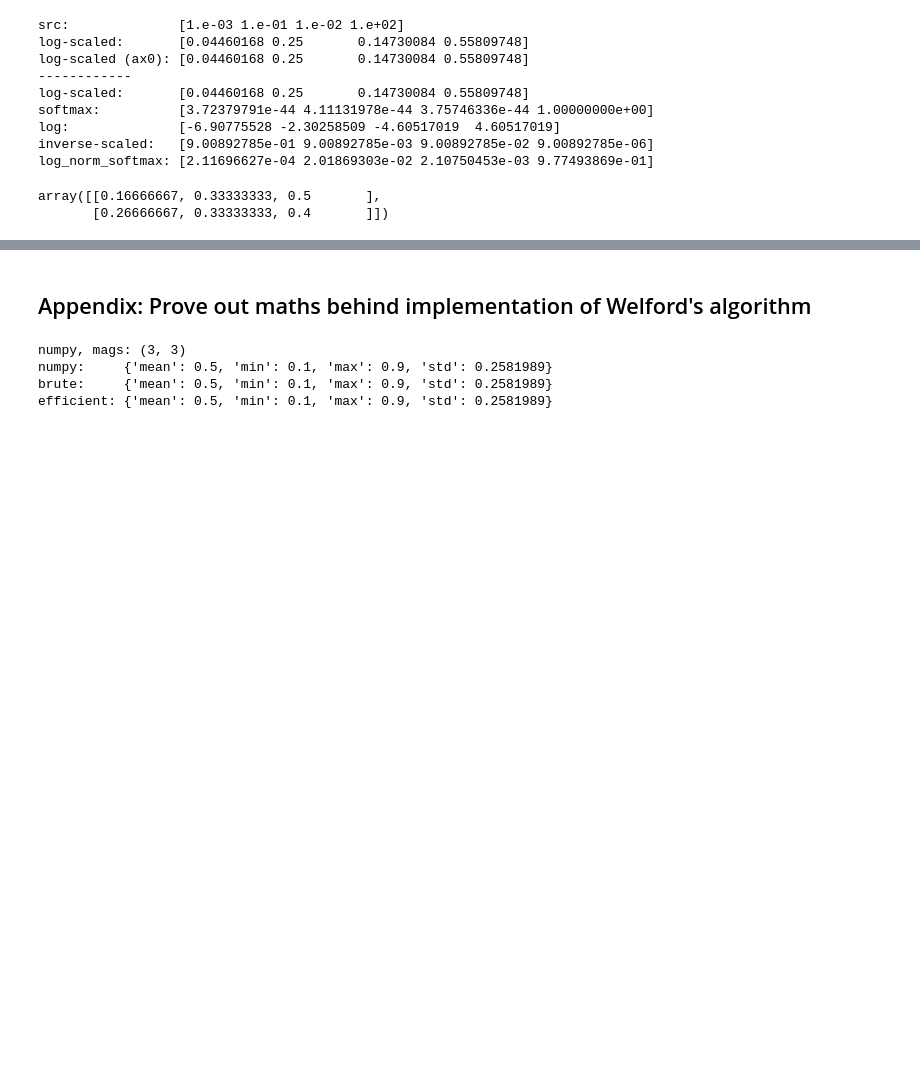
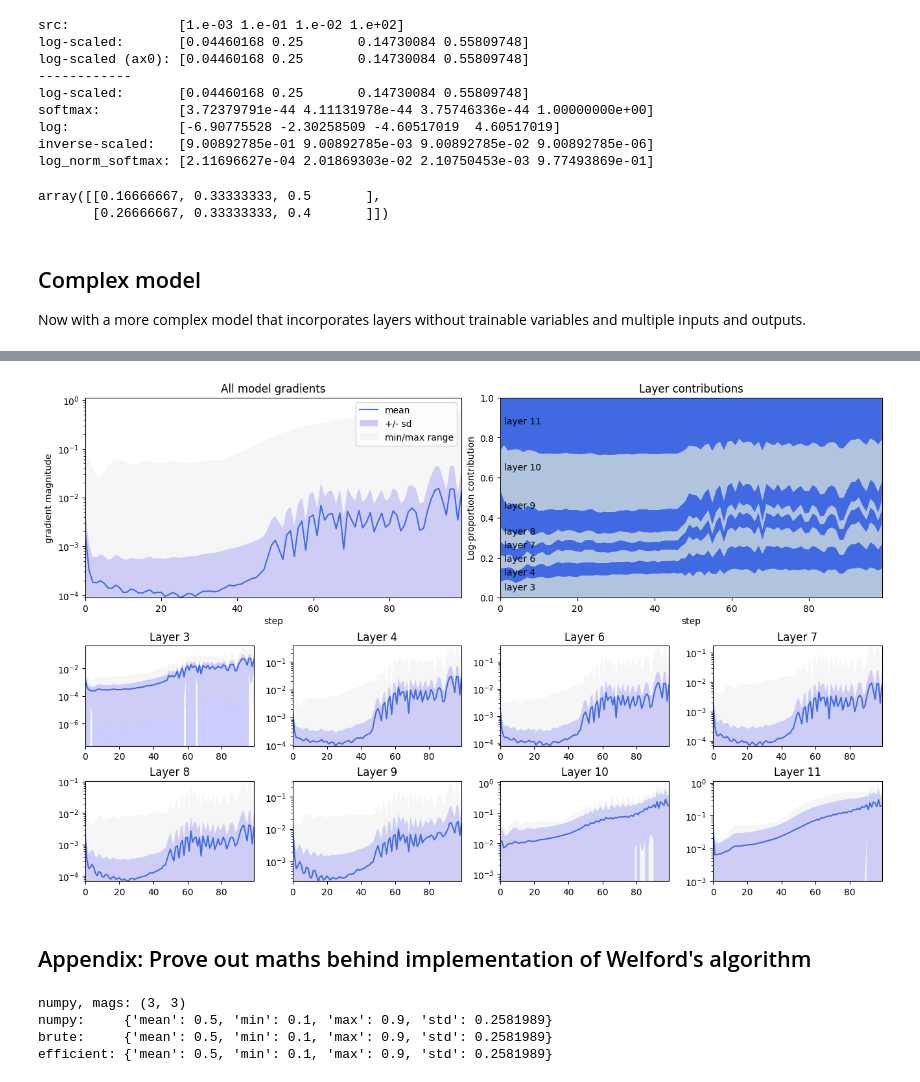
Before and after one commit to malcolmlett/training-instrumentation-toolkit, a Jupyter notebook: Learning_visualisations_v7.ipynb, the cells around one changed output, grey strips where cells are left out. Drawn from its saved outputs; the diff is of its cells as text; code cells hidden in the pictures; blank space fills up the shorter version.

```diff
--- a/Learning_visualisations_v7.ipynb
+++ b/Learning_visualisations_v7.ipynb
@@ -460,3 +302,53 @@ a / np.sum(a, axis=1, keepdims=True)
 # %% [output]
 array([[0.16666667, 0.33333333, 0.5       ],
        [0.26666667, 0.33333333, 0.4       ]])
+# %% [markdown]
+## Complex model
+Now with a more complex model that incorporates layers without trainable variables and multiple inputs and outputs.
+# %%
+def complex_classification_model():
+  kernel_initializer='he_normal'
+
+  input1 = tf.keras.layers.Input(shape=(2,))
+  input2 = tf.keras.layers.Input(shape=(2,))
+  hidden = tf.keras.layers.Concatenate(axis=-1)([input1, input2])
+
+  hidden = tf.keras.layers.Dense(100, activation='relu', kernel_initializer=kernel_initializer)(hidden)
+  hidden = tf.keras.layers.Dense(100, activation='relu', kernel_initializer=kernel_initializer)(hidden)
+  hidden = tf.keras.layers.Dropout(0.1)(hidden)
+  hidden = tf.keras.layers.Dense(100, activation='relu', kernel_initializer=kernel_initializer)(hidden)
+  hidden = tf.keras.layers.Dense(100, activation='relu', kernel_initializer=kernel_initializer)(hidden)
+  hidden = tf.keras.layers.Dense(100, activation='relu', kernel_initializer=kernel_initializer)(hidden)
+  hidden = tf.keras.layers.Dense(5, activation='relu', kernel_initializer=kernel_initializer)(hidden)
+
+  output1 = tf.keras.layers.Dense(1, activation='sigmoid', kernel_initializer=kernel_initializer)(hidden)
+  output2 = tf.keras.layers.Dense(1, activation='sigmoid', kernel_initializer=kernel_initializer)(hidden)
+
+  return tf.keras.Model(inputs=[input1, input2], outputs=[output1, output2])
+
+def complex_classification_dataset():
+  np.random.seed(1)
+  train_X, train_Y = sklearn.datasets.make_circles(n_samples=300, noise=.05)
+  np.random.seed(2)
+  train_X = train_X
+  train_Y = train_Y.reshape((-1, 1))
+  return (train_X, train_X), (train_Y, train_Y)
+
+
+reload(toolkit)
+tf.config.run_functions_eagerly(False)
+start = tf.timestamp()
+model = complex_classification_model()
+model.compile(optimizer='adam', loss='binary_crossentropy', metrics=['mse', 'mse'])
+train_X, train_Y = complex_classification_dataset()
+dataset = tf.data.Dataset.from_tensor_slices((train_X, train_Y)).batch(train_X[0].shape[0])
+gradients = toolkit.GradientHistoryCallback()
+history = toolkit.fit(model, dataset, epochs=100, verbose=0, callbacks=[toolkit.LessVerboseProgressLogger()], gradient_callback=gradients)
+duration = tf.timestamp() - start
+print(f"Total training time: {duration.numpy():.2f} secs")
+
+#list_gradients(gradients.gradients_list)
+#list_stats(gradients)
+
+toolkit.show_gradient_stats(gradients)
+# %% [output]
@@ -463,3 +367,4 @@ array([[0.16666667, 0.33333333, 0.5       ],
+[figure, added]
 # %% [markdown]
 ## Appendix: Prove out maths behind implementation of Welford's algorithm
 # %%
```
Also changed, not shown: parts of 18 cells of this notebook.
